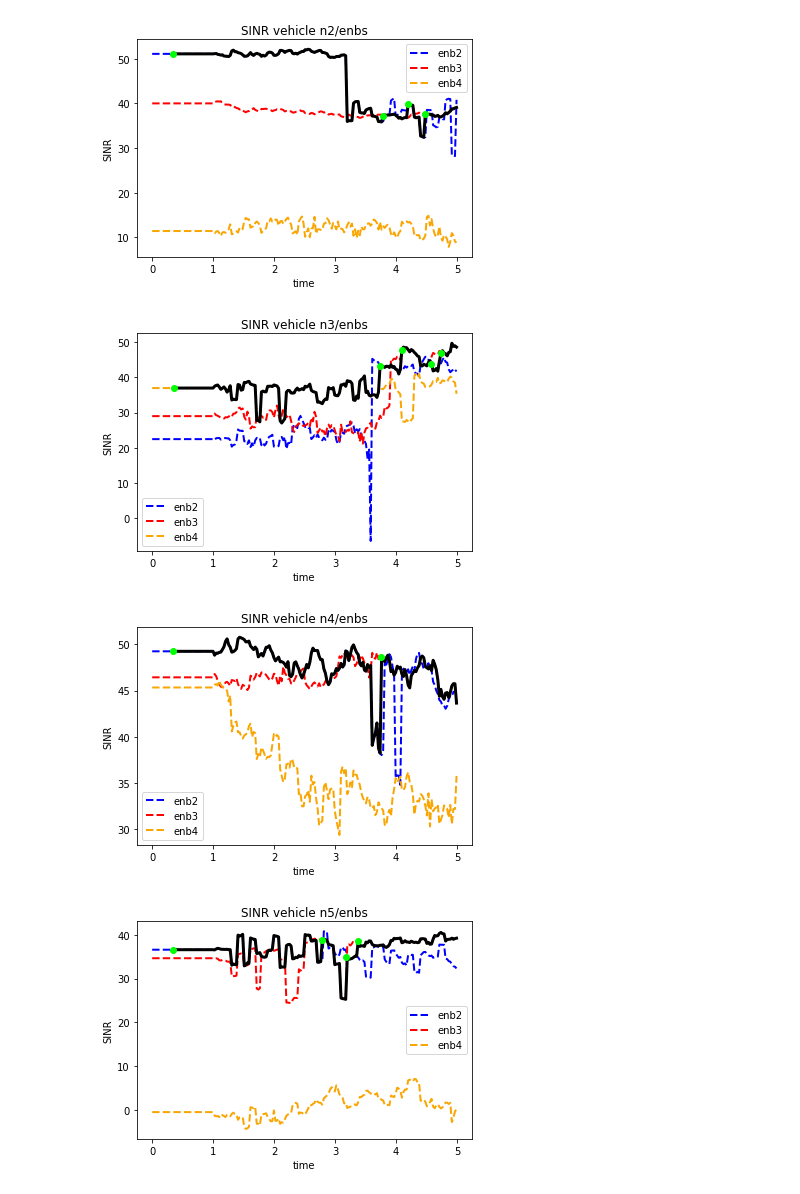
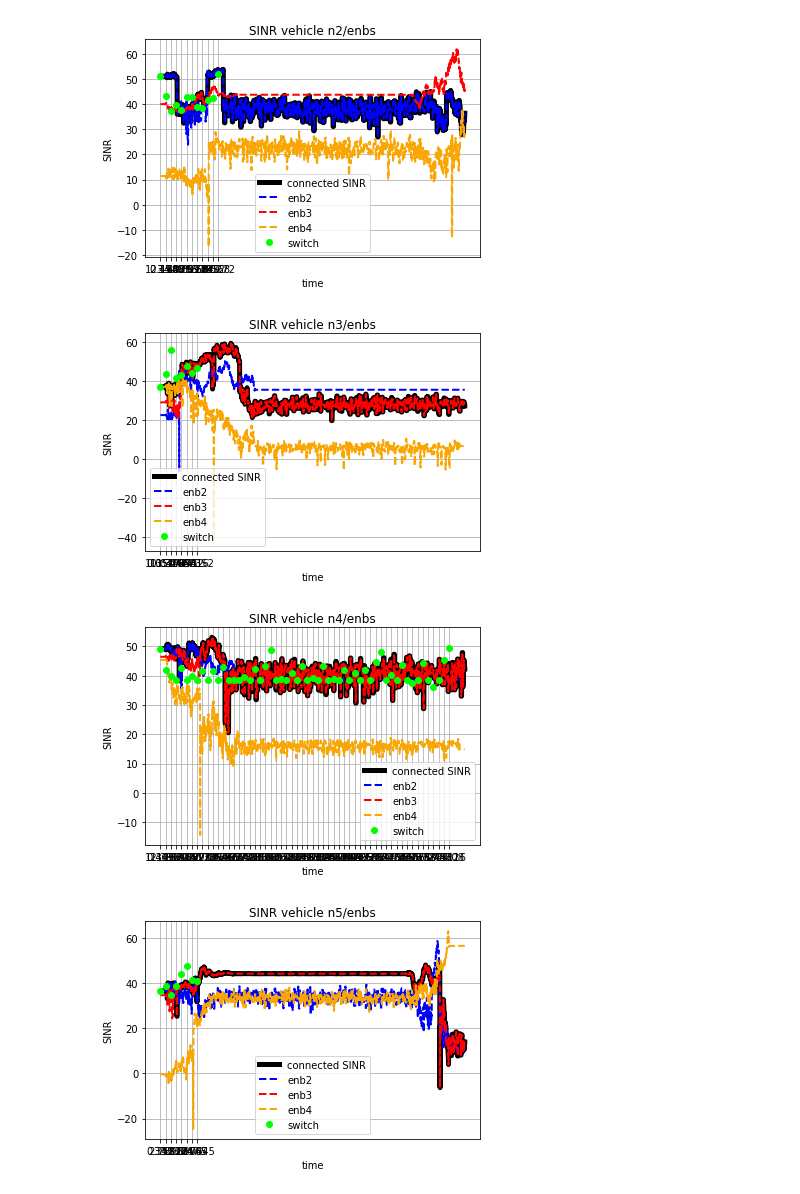
Before and after one commit to luca310795/TLCnet_prj, a Jupyter notebook: Plot SINR veh-enbs.ipynb, the cells around one changed output. Saved outputs shown, nothing was run; the diff lists cells and outputs as text; code cells hidden in the pictures.

```diff
--- a/Plot SINR veh-enbs.ipynb
+++ b/Plot SINR veh-enbs.ipynb
@@ -1,13 +1,13 @@
 # %%
 import numpy as np
 
-file_sinr = "ns3-mmwave/output/mcMmWaveSinrTime_17_12_2017_06_28_56.txt"
+file_sinr = "ns3-mmwave/output/mcMmWaveSinrTime_18_12_2017_12_49_13.txt"
 infile = open(file_sinr,'r')
 line_c = 0
 
 num_vehicles = 12;
 num_mmenbs = 3;
-num_lines = 7056
+num_lines = 81576
 num_records = num_lines/num_mmenbs/num_vehicles;
 
 matrix = np.zeros((num_vehicles,num_mmenbs,num_records))
@@ -27,7 +27,7 @@ for line in infile:
 infile.close()
 #print x
 
-file_switch = "ns3-mmwave/output/mcMmWaveSwitchStats_17_12_2017_06_28_56.txt"
+file_switch = "ns3-mmwave/output/mcMmWaveSwitchStats_18_12_2017_12_49_13.txt"
 infile = open(file_switch,'r')
 
 ue_dicts = [dict() for i in range(num_vehicles)]
@@ -99,11 +99,17 @@ for i in range(num_vehicles):
     plt.xlabel("time")
     plt.ylabel('SINR')
     #x = range(0,num_records)
+
+    plt.plot(x_ues[i],y_ues[i], lw=5, color='k')
     plt.plot(x,matrix[i,0,:], '--', lw=2, color='b')
     plt.plot(x,matrix[i,1,:], '--', lw=2, color='r')
     plt.plot(x,matrix[i,2,:], '--', lw=2, color='#F9A602')
-    plt.plot(x_ues[i],y_ues[i], lw=3, color='k')
     plt.plot(ue_dicts_copy[i].keys(),ue_dicts_copy[i].values(), 'o', lw=4, color='#00FF00')
-    plt.legend(['enb2','enb3','enb4'])
+    plt.grid(True)
+
+    plt.legend(['connected SINR','enb2','enb3','enb4', 'switch'])
     plt.show()
+
+print x
+print len(x)
 # %% [output]
@@ -111,4 +117,4 @@ for i in range(num_vehicles):
-[figure, old version]
+[figure, new version]
-[figure, old version]
+[figure, new version]
-[figure, old version]
+[figure, new version]
-[figure, old version]
+[figure, new version]
```
Also changed, not shown: parts of 1 cell of this notebook, 2 other files.
